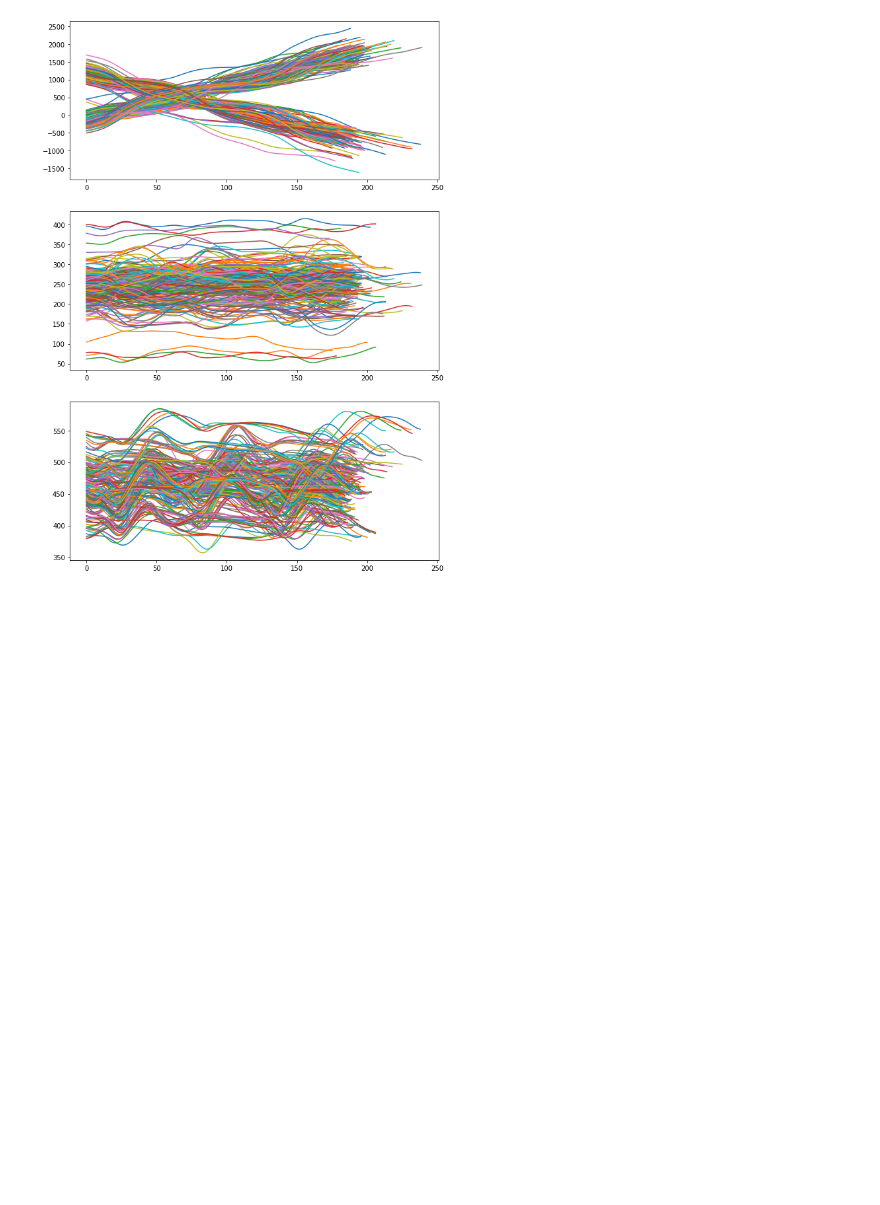
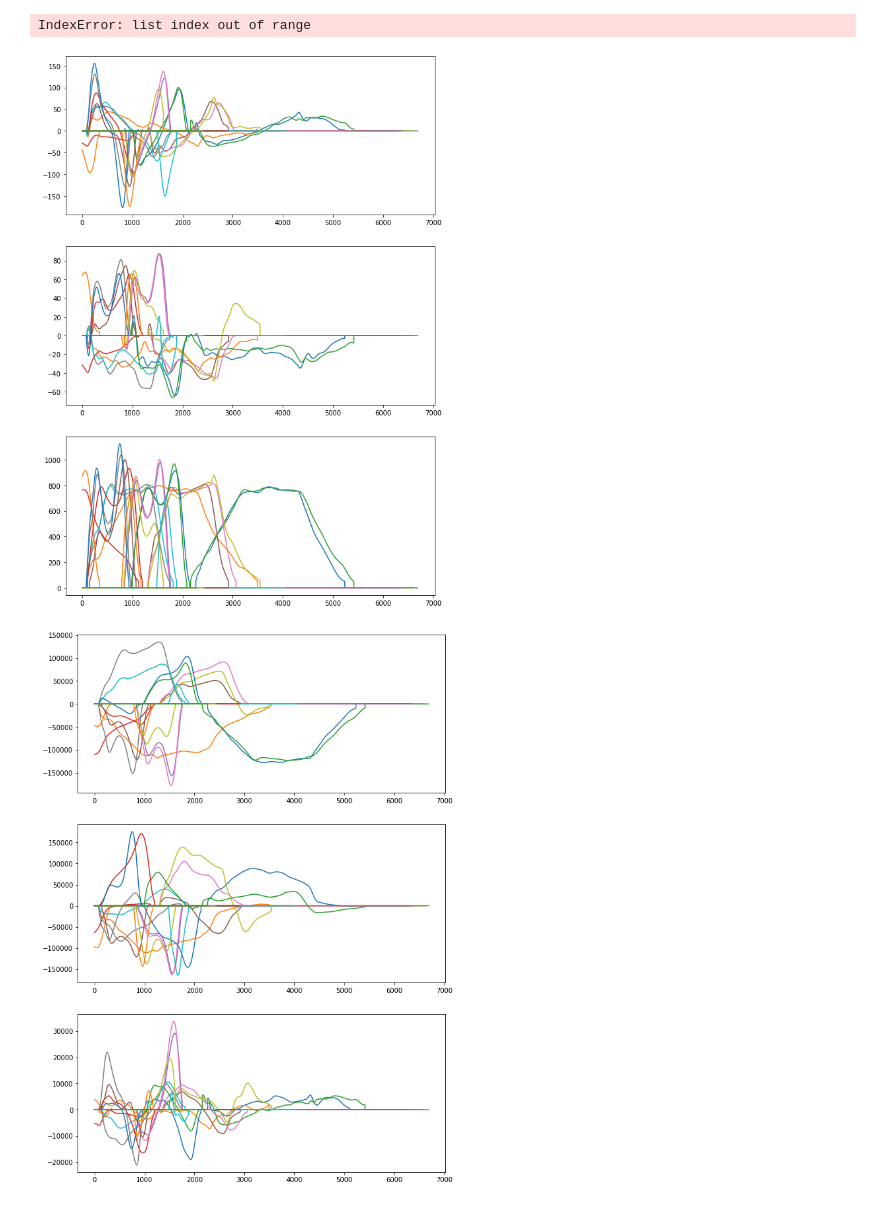
Before and after one commit to atick-faisal/GRF-Synthesis-from-Motion-Trajectories, a Jupyter notebook: src/visualization/visualization.ipynb, the cells around one changed output. Saved outputs shown, nothing was run; the diff lists cells and outputs as text; code cells hidden in the pictures; blank space fills up the shorter version.

Commit message:
Prepare figures for paper

```diff
--- a/src/visualization/visualization.ipynb
+++ b/src/visualization/visualization.ipynb
@@ -63,29 +75,46 @@ plt.show()
 # %%
 path = os.path.join(PATH_DATASETS, PATH_DATASET_1)
 subjects = os.listdir(path)
 
-fig, (ax1, ax2, ax3) = plt.subplots(3, 1, figsize=(10, 15))
+_, (ax1, ax2, ax3) = plt.subplots(3, 1, figsize=(10, 15))
+_, (ax4, ax5, ax6) = plt.subplots(3, 1, figsize=(10, 15))
 
 for subject in subjects:
     files_path = os.path.join(path, subject)
     files = os.listdir(files_path)
     for filename in files:
-        if not 'C3' in filename:
-            continue
+        # if not 'C3' in filename:
+        #     continue
 
         content = c3d(os.path.join(path, subject, filename), extract_forceplat_data=True)
-        lfm1x = content['data']['points'][0, 6, :]
-        lfm1y = content['data']['points'][1, 6, :]
-        lfm1z = content['data']['points'][2, 6, :]
+        # lfm1x = content['data']['points'][0, 6, :]
+        # lfm1y = content['data']['points'][1, 6, :]
+        # lfm1z = content['data']['points'][2, 6, :]
 
-        ax1.plot(lfm1x)
-        ax2.plot(lfm1y)
-        ax3.plot(lfm1z)
+        fx = content['data']['platform'][1]['force'][0, :]
+        fy = content['data']['platform'][1]['force'][1, :]
+        fz = content['data']['platform'][1]['force'][2, :]
+
+        mx = content['data']['platform'][1]['moment'][0, :]
+        my = content['data']['platform'][1]['moment'][1, :]
+        mz = content['data']['platform'][1]['moment'][2, :]
+
+        ax1.plot(fx)
+        ax2.plot(fy)
+        ax3.plot(fz)
+
+        ax4.plot(mx)
+        ax5.plot(my)
+        ax6.plot(mz)
+
+    break
 
 # plt.savefig('../../Figures/dbase1_lfm1.png')
 plt.show()
 # %% [output]
+IndexError: list index out of range
-[figure, old version]
+[figure, new version]
+[figure, added]
 # %%
 path = os.path.join(PATH_DATASETS, PATH_DATASET_1)
 subjects = os.listdir(path)
```
Also changed, not shown: parts of 2 cells of this notebook, 4 other files.
